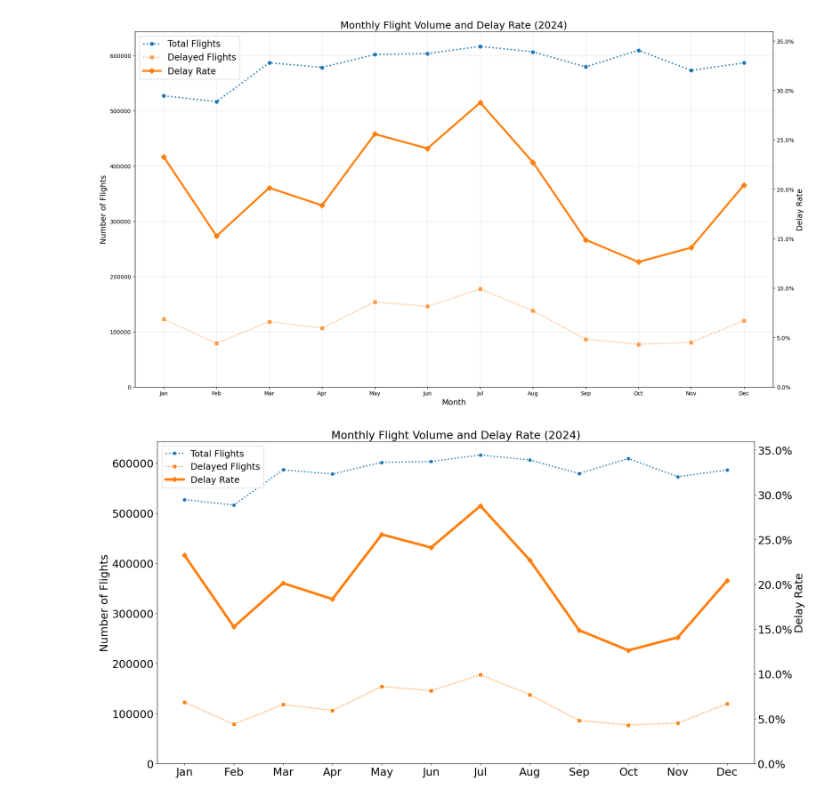
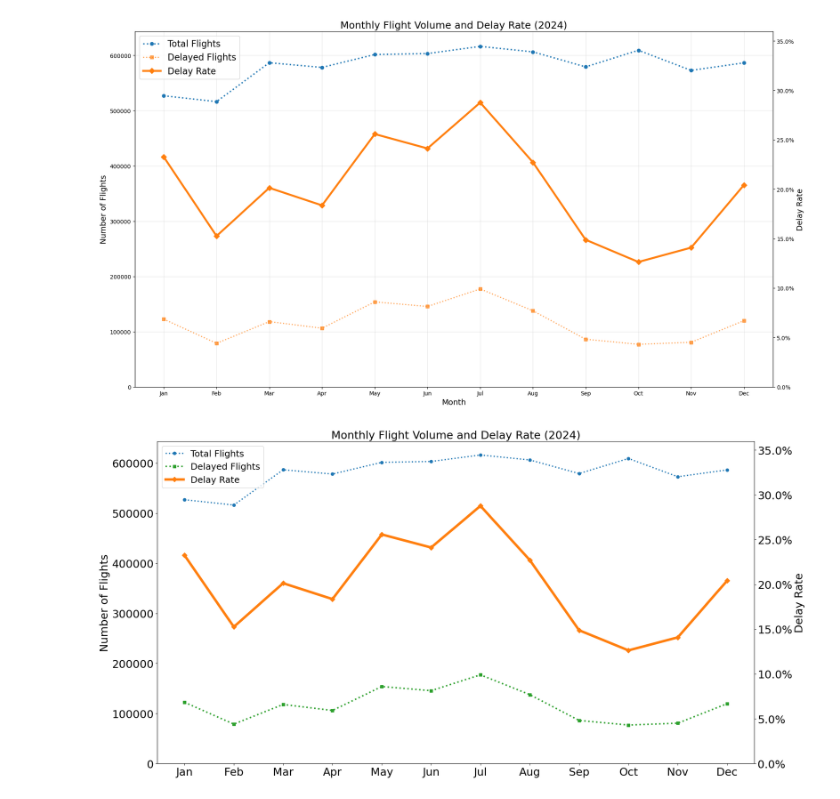
Before and after one commit to divyavegi/Capstone-Flight-Delay-and-Cancellation-, a Jupyter notebook: notebook/Flights.ipynb, the cells around one changed output. Saved outputs shown, nothing was run; the diff lists cells and outputs as text; code cells hidden in the pictures.

```diff
--- a/notebook/Flights.ipynb
+++ b/notebook/Flights.ipynb
@@ -1481,11 +1481,11 @@ ax1.plot(
 ax1.plot(
     months,
     plot_df["delayed_flights"],
-    color="tab:orange",
+    color="tab:green",
     alpha=1,
     marker="s",
     linestyle=":",
-    linewidth=2.0,
+    linewidth=3,
     label="Delayed Flights",
     zorder=2
 )
@@ -1515,31 +1515,31 @@ ax2.set_ylim(0, plot_df["delay_rate"].max() * 1.25)
 ax2.tick_params(axis="y", labelsize=TICK_FS)
 ax2.yaxis.set_major_formatter(mtick.PercentFormatter(1.0))
 
 # ---- Title ----
 plt.title(
     "Monthly Flight Volume and Delay Rate (2024)",
     fontsize=TITLE_FS
 )
 ax1.grid(False)
 ax2.grid(False)
 
 # ---- Legend ----
 lines1, labels1 = ax1.get_legend_handles_labels()
 lines2, labels2 = ax2.get_legend_handles_labels()
 ax1.legend(
     lines1 + lines2,
     labels1 + labels2,
     loc="upper left",
     fontsize=LEGEND_FS
 )
 
 # ---- Save & show ----
 plt.tight_layout()
 plt.savefig(
     "../charts/Monthly_Volume_vs_DelayRate_FINAL.png",
     dpi=400,
     bbox_inches="tight"
 )
 plt.show()
 # %% [output]
-[figure, old version]
+[figure, new version]
```
Also changed, not shown: 2 other files.
